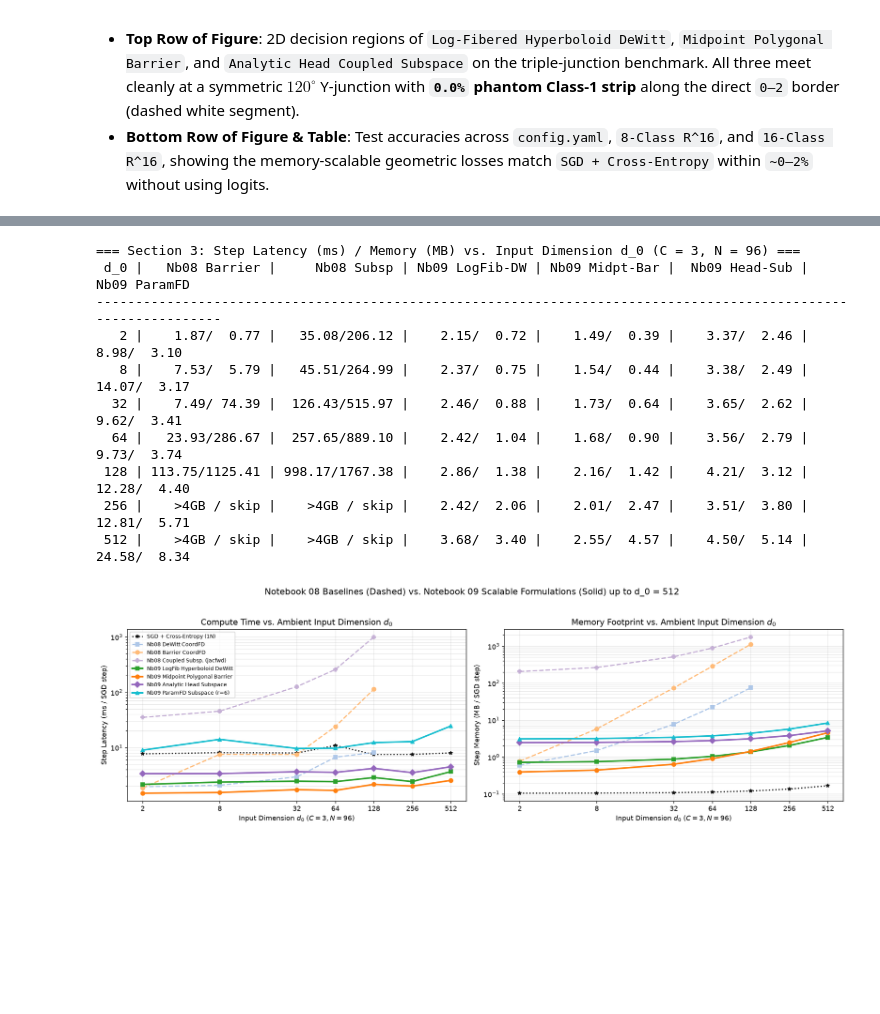
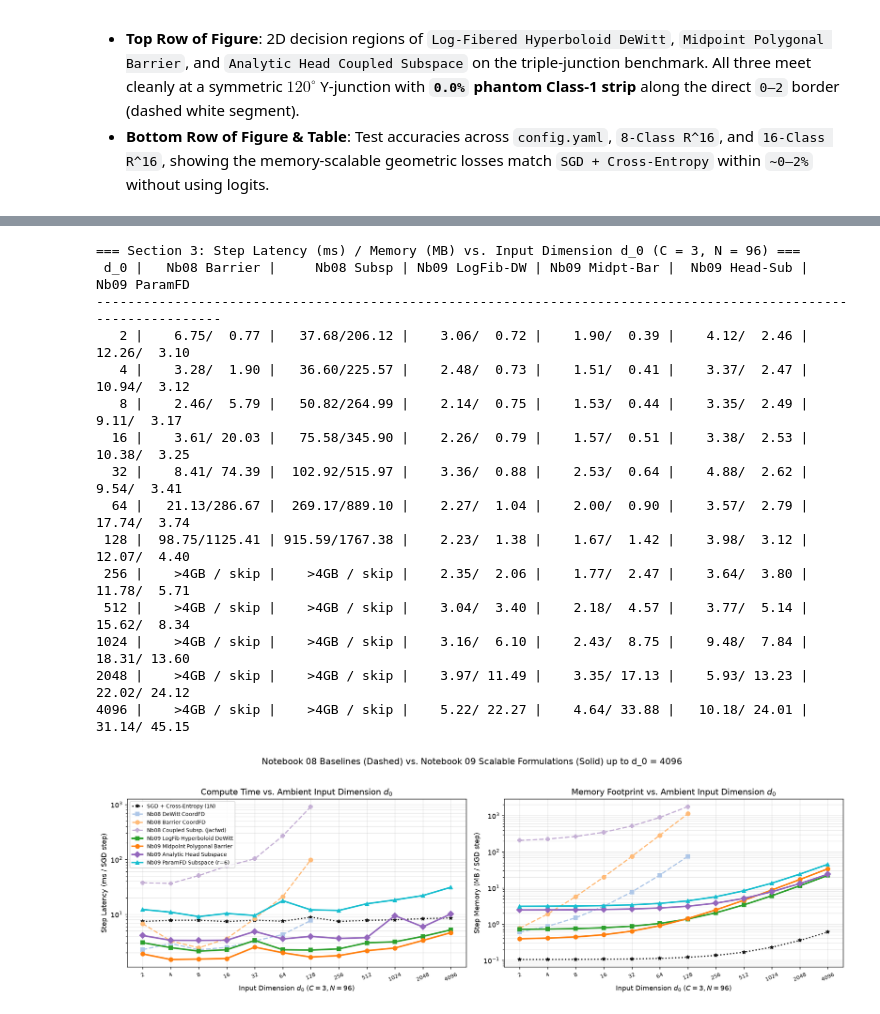
Before and after one commit to rramosp/metriclosses, a Jupyter notebook: notebooks/09-scalable-coupled-multiclass.ipynb, the cells around one changed output, grey strips where cells are left out. Saved outputs shown, nothing was run; the diff lists cells and outputs as text; code cells hidden in the pictures; blank space fills up the shorter version.

```diff
--- a/notebooks/09-scalable-coupled-multiclass.ipynb
+++ b/notebooks/09-scalable-coupled-multiclass.ipynb
@@ -515,5 +533,5 @@ We benchmark step latency (`ms/step`) and CPU autograd memory allocation (`MB/st
 # %%
-dims_s3 = [2, 8, 32, 64, 128, 256, 512]
+dims_s3 = [2, 4, 8, 16, 32, 64, 128, 256, 512, 1024, 2048, 4096]
 N_s3 = 96
 K3_s3, sp3_s3, up3_s3 = build_log_fiber_prototypes(3, tau=0.80)
 _, pisq3_s3 = build_dewitt_simplex_prototypes(3, tau=0.75)
@@ -621,41 +639,46 @@ for i, d0 in enumerate(dims_s3):
         f"{_fmt_pair(s3_methods['Nb09 LogFib Hyperboloid DeWitt']['ms'][i], s3_methods['Nb09 LogFib Hyperboloid DeWitt']['mb'][i]):>14} | "
         f"{_fmt_pair(s3_methods['Nb09 Midpoint Polygonal Barrier']['ms'][i], s3_methods['Nb09 Midpoint Polygonal Barrier']['mb'][i]):>14} | "
         f"{_fmt_pair(s3_methods['Nb09 Analytic Head Subspace']['ms'][i], s3_methods['Nb09 Analytic Head Subspace']['mb'][i]):>14} | "
         f"{_fmt_pair(s3_methods['Nb09 ParamFD Subspace (r=6)']['ms'][i], s3_methods['Nb09 ParamFD Subspace (r=6)']['mb'][i]):>14}"
     )
 
 fig, axes = plt.subplots(1, 2, figsize=(15.5, 4.8))
 for name, d in s3_methods.items():
     lw = 2.3 if name.startswith("Nb09") else 1.8
     axes[0].plot(dims_s3, d["ms"], marker=d["mk"], color=d["col"], ls=d["ls"], lw=lw, label=name)
     axes[1].plot(dims_s3, d["mb"], marker=d["mk"], color=d["col"], ls=d["ls"], lw=lw, label=name)
 
 for col_i, (ylbl, ttl) in enumerate([
     ("Step Latency (ms / SGD step)", r"Compute Time vs. Ambient Input Dimension $d_0$"),
     ("Step Memory (MB / SGD step)", r"Memory Footprint vs. Ambient Input Dimension $d_0$"),
 ]):
     axes[col_i].set_xscale("log", base=2)
     axes[col_i].set_yscale("log")
     axes[col_i].set_xticks(dims_s3)
-    axes[col_i].set_xticklabels([str(v) for v in dims_s3])
+    axes[col_i].set_xticklabels([str(v) for v in dims_s3], fontsize=8.0, rotation=25)
     axes[col_i].set_xlabel(r"Input Dimension $d_0$ ($C = 3, N = 96$)")
     axes[col_i].set_ylabel(ylbl)
     axes[col_i].set_title(ttl)
     axes[col_i].grid(alpha=0.3, which="both")
 axes[0].legend(fontsize=7.8, loc="upper left")
-plt.suptitle("Notebook 08 Baselines (Dashed) vs. Notebook 09 Scalable Formulations (Solid) up to d_0 = 512", y=1.03, fontsize=13)
+plt.suptitle("Notebook 08 Baselines (Dashed) vs. Notebook 09 Scalable Formulations (Solid) up to d_0 = 4096", y=1.03, fontsize=13)
 plt.tight_layout()
 plt.show()
 # %% [output]
 === Section 3: Step Latency (ms) / Memory (MB) vs. Input Dimension d_0 (C = 3, N = 96) ===
  d_0 |   Nb08 Barrier |     Nb08 Subsp | Nb09 LogFib-DW | Nb09 Midpt-Bar |  Nb09 Head-Sub |   Nb09 ParamFD
 ----------------------------------------------------------------------------------------------------------------
-   2 |    1.87/  0.77 |   35.08/206.12 |    2.15/  0.72 |    1.49/  0.39 |    3.37/  2.46 |    8.98/  3.10
-   8 |    7.53/  5.79 |   45.51/264.99 |    2.37/  0.75 |    1.54/  0.44 |    3.38/  2.49 |   14.07/  3.17
-  32 |    7.49/ 74.39 |  126.43/515.97 |    2.46/  0.88 |    1.73/  0.64 |    3.65/  2.62 |    9.62/  3.41
-  64 |   23.93/286.67 |  257.65/889.10 |    2.42/  1.04 |    1.68/  0.90 |    3.56/  2.79 |    9.73/  3.74
- 128 | 113.75/1125.41 | 998.17/1767.38 |    2.86/  1.38 |    2.16/  1.42 |    4.21/  3.12 |   12.28/  4.40
- 256 |    >4GB / skip |    >4GB / skip |    2.42/  2.06 |    2.01/  2.47 |    3.51/  3.80 |   12.81/  5.71
- 512 |    >4GB / skip |    >4GB / skip |    3.68/  3.40 |    2.55/  4.57 |    4.50/  5.14 |   24.58/  8.34
+   2 |    6.75/  0.77 |   37.68/206.12 |    3.06/  0.72 |    1.90/  0.39 |    4.12/  2.46 |   12.26/  3.10
+   4 |    3.28/  1.90 |   36.60/225.57 |    2.48/  0.73 |    1.51/  0.41 |    3.37/  2.47 |   10.94/  3.12
+   8 |    2.46/  5.79 |   50.82/264.99 |    2.14/  0.75 |    1.53/  0.44 |    3.35/  2.49 |    9.11/  3.17
+  16 |    3.61/ 20.03 |   75.58/345.90 |    2.26/  0.79 |    1.57/  0.51 |    3.38/  2.53 |   10.38/  3.25
+  32 |    8.41/ 74.39 |  102.92/515.97 |    3.36/  0.88 |    2.53/  0.64 |    4.88/  2.62 |    9.54/  3.41
+  64 |   21.13/286.67 |  269.17/889.10 |    2.27/  1.04 |    2.00/  0.90 |    3.57/  2.79 |   17.74/  3.74
+ 128 |  98.75/1125.41 | 915.59/1767.38 |    2.23/  1.38 |    1.67/  1.42 |    3.98/  3.12 |   12.07/  4.40
+ 256 |    >4GB / skip |    >4GB / skip |    2.35/  2.06 |    1.77/  2.47 |    3.64/  3.80 |   11.78/  5.71
+ 512 |    >4GB / skip |    >4GB / skip |    3.04/  3.40 |    2.18/  4.57 |    3.77/  5.14 |   15.62/  8.34
+1024 |    >4GB / skip |    >4GB / skip |    3.16/  6.10 |    2.43/  8.75 |    9.48/  7.84 |   18.31/ 13.60
+2048 |    >4GB / skip |    >4GB / skip |    3.97/ 11.49 |    3.35/ 17.13 |    5.93/ 13.23 |   22.02/ 24.12
+4096 |    >4GB / skip |    >4GB / skip |    5.22/ 22.27 |    4.64/ 33.88 |   10.18/ 24.01 |   31.14/ 45.15
-[figure, old version]
+[figure, new version]
 # %% [markdown]
```
Also changed, not shown: parts of 8 cells of this notebook, 4 other files.
